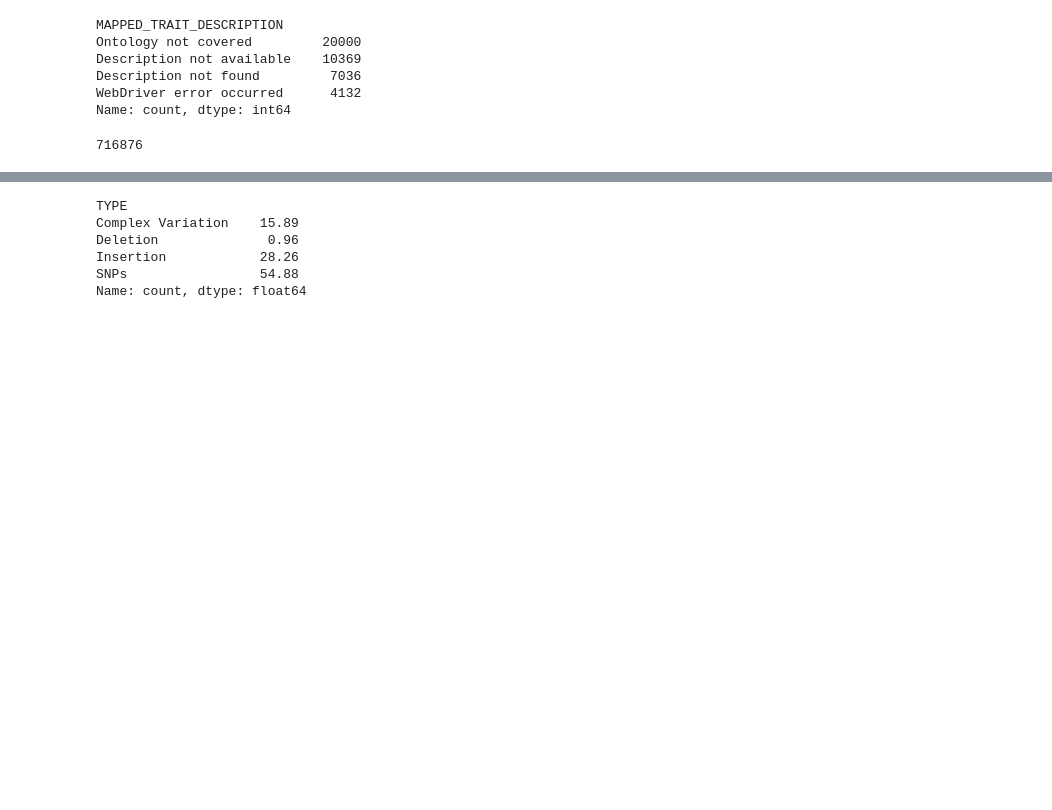
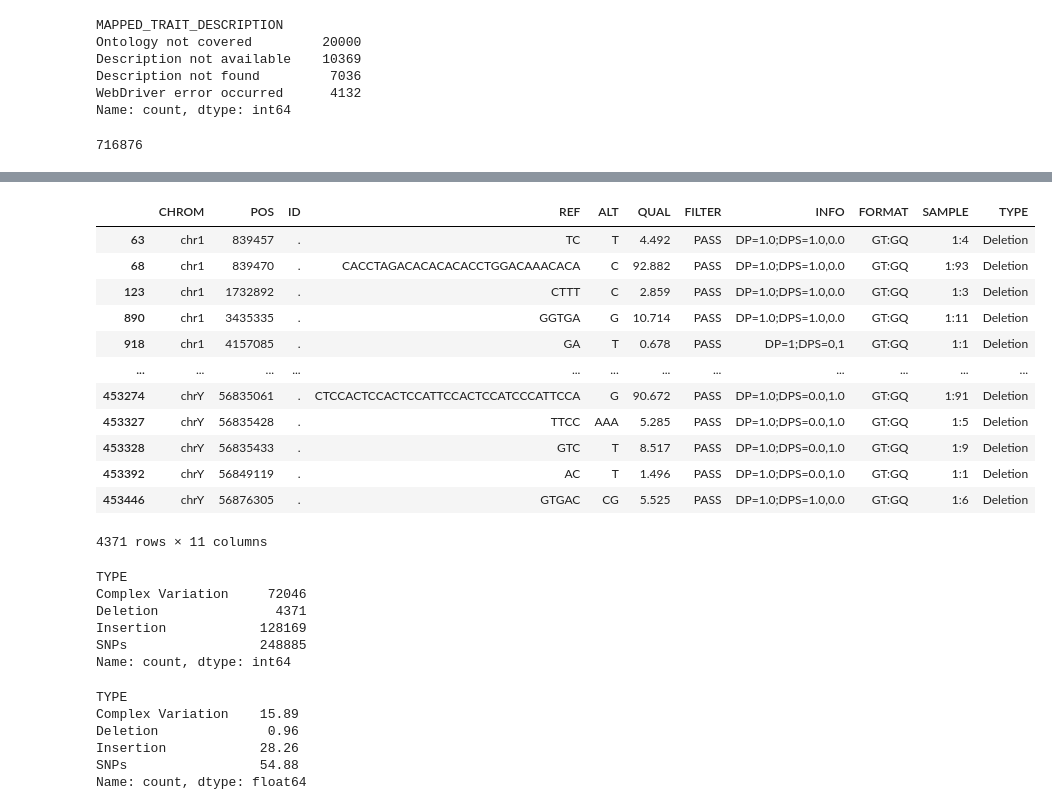
Before and after one commit to aeiwz/wgs-report-tools, a Jupyter notebook: test.ipynb, the cells around one changed output, grey strips where cells are left out. Saved outputs shown, nothing was run; the diff lists cells and outputs as text; code cells hidden in the pictures; blank space fills up the shorter version.

```diff
--- a/test.ipynb
+++ b/test.ipynb
@@ -1067,3 +1081,19 @@ vcf = pd.read_csv('data/medaka.annotated.vcf', comment="#", sep=r'\s+', names=["
+# %%
+vcf[vcf['TYPE'] == 'Deletion']
+# %% [output]
+|  | CHROM | POS | ID | REF | ALT | QUAL | FILTER | INFO | FORMAT | SAMPLE | TYPE |
+| 63 | chr1 | 839457 | . | TC | T | 4.492 | PASS | DP=1.0;DPS=1.0,0.0 | GT:GQ | 1:4 | Deletion |
+| 68 | chr1 | 839470 | . | CACCTAGACACACACACCTGGACAAACACA | C | 92.882 | PASS | DP=1.0;DPS=1.0,0.0 | GT:GQ | 1:93 | Deletion |
+| 123 | chr1 | 1732892 | . | CTTT | C | 2.859 | PASS | DP=1.0;DPS=1.0,0.0 | GT:GQ | 1:3 | Deletion |
+| 890 | chr1 | 3435335 | . | GGTGA | G | 10.714 | PASS | DP=1.0;DPS=1.0,0.0 | GT:GQ | 1:11 | Deletion |
+| 918 | chr1 | 4157085 | . | GA | T | 0.678 | PASS | DP=1;DPS=0,1 | GT:GQ | 1:1 | Deletion |
+| ... | ... | ... | ... | ... | ... | ... | ... | ... | ... | ... | ... |
+| 453274 | chrY | 56835061 | . | CTCCACTCCACTCCATTCCACTCCATCCCATTCCA | G | 90.672 | PASS | DP=1.0;DPS=0.0,1.0 | GT:GQ | 1:91 | Deletion |
+| 453327 | chrY | 56835428 | . | TTCC | AAA | 5.285 | PASS | DP=1.0;DPS=0.0,1.0 | GT:GQ | 1:5 | Deletion |
+| 453328 | chrY | 56835433 | . | GTC | T | 8.517 | PASS | DP=1.0;DPS=0.0,1.0 | GT:GQ | 1:9 | Deletion |
+| 453392 | chrY | 56849119 | . | AC | T | 1.496 | PASS | DP=1.0;DPS=0.0,1.0 | GT:GQ | 1:1 | Deletion |
+| 453446 | chrY | 56876305 | . | GTGAC | CG | 5.525 | PASS | DP=1.0;DPS=1.0,0.0 | GT:GQ | 1:6 | Deletion |
+4371 rows × 11 columns
 # %%
 import numpy as np
 # Function to classify variant type
@@ -1089,4 +1119,13 @@ variant_counts
 variant_counts_percent = np.round(variant_counts / len(vcf) * 100, decimals=2)
+# %%
+variant_counts.sort_index()
+# %% [output]
+TYPE
+Complex Variation     72046
+Deletion               4371
+Insertion            128169
+SNPs                 248885
+Name: count, dtype: int64
 # %%
 variant_counts_percent.sort_index()
 # %% [output]
```
Also changed, not shown: parts of 11 cells of this notebook, 4 other files.
